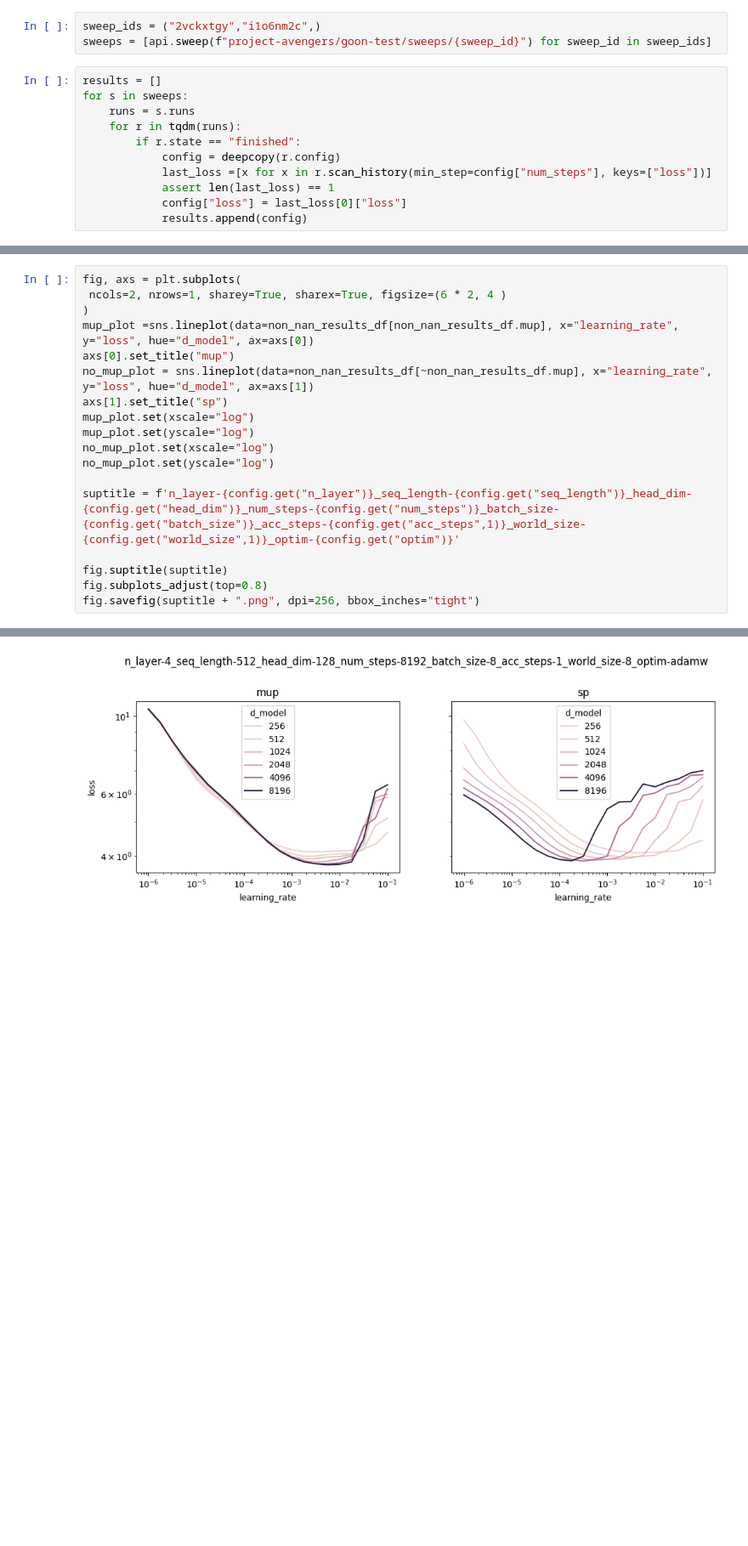
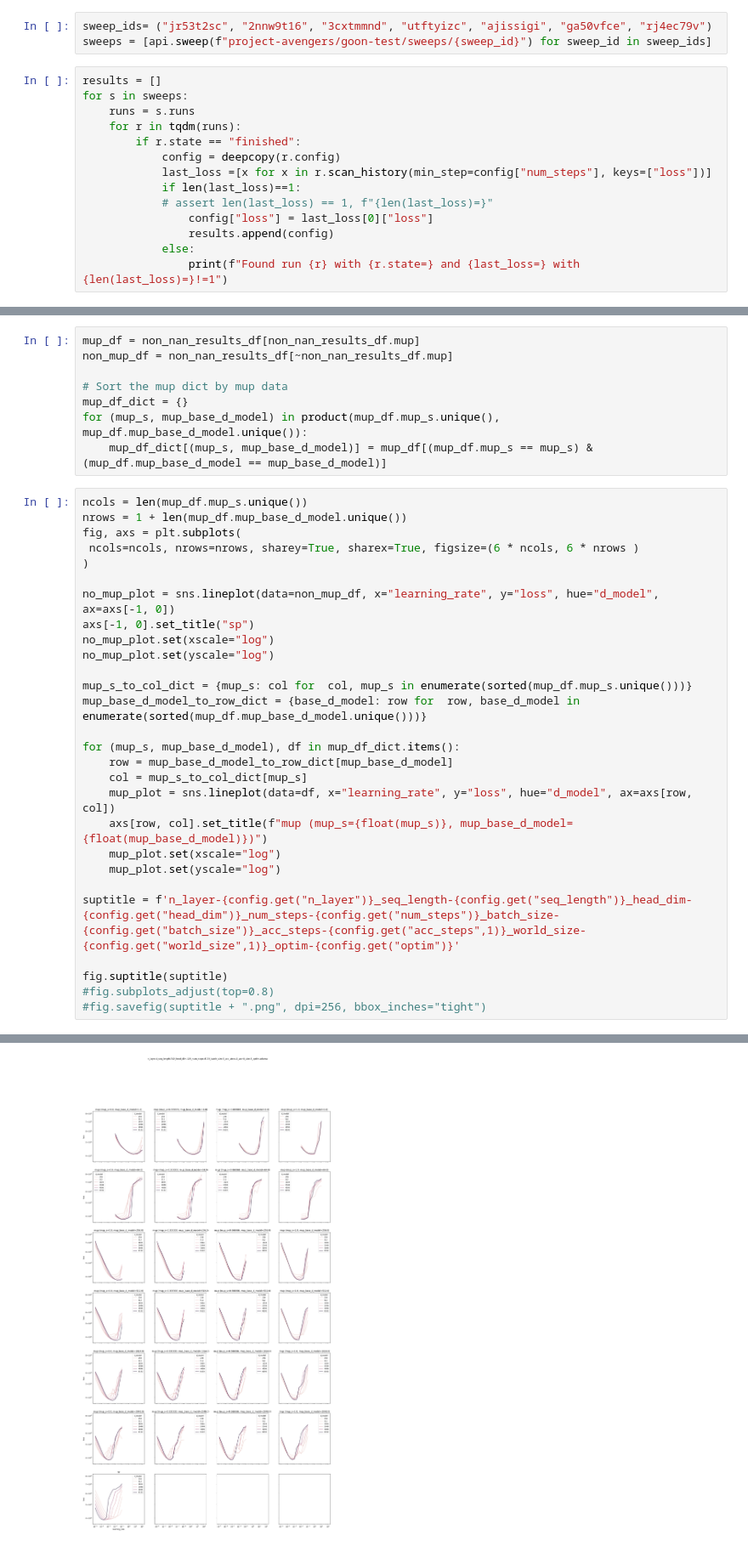
Before and after one commit to garrett361/fms-fsdp, a Jupyter notebook: fms_fsdp/mup/notebooks/sweeps.ipynb, the cells around one changed output, grey strips where cells are left out. Shown at 85% size. Saved outputs shown, nothing was run; the diff lists cells and outputs as text; blank space fills up the shorter version.

```diff
--- a/fms_fsdp/mup/notebooks/sweeps.ipynb
+++ b/fms_fsdp/mup/notebooks/sweeps.ipynb
@@ -10,5 +11,5 @@ api = wandb.Api()
 # %%
-sweep_ids = ("2vckxtgy","i1o6nm2c",)
+sweep_ids= ("jr53t2sc", "2nnw9t16", "3cxtmmnd", "utftyizc", "ajissigi", "ga50vfce", "rj4ec79v")
 sweeps = [api.sweep(f"project-avengers/goon-test/sweeps/{sweep_id}") for sweep_id in sweep_ids]
 # %%
 results = []
@@ -18,6 +19,9 @@ for s in sweeps:
         if r.state == "finished":
             config = deepcopy(r.config)
             last_loss =[x for x in r.scan_history(min_step=config["num_steps"], keys=["loss"])]
-            assert len(last_loss) == 1
-            config["loss"] = last_loss[0]["loss"]
-            results.append(config)
+            if len(last_loss)==1:
+            # assert len(last_loss) == 1, f"{len(last_loss)=}"
+                config["loss"] = last_loss[0]["loss"]
+                results.append(config)
+            else:
+                print(f"Found run {r} with {r.state=} and {last_loss=} with {len(last_loss)=}!=1")
@@ -46,19 +196,37 @@ Removed 0 NaNs
+# %%
+mup_df = non_nan_results_df[non_nan_results_df.mup]
+non_mup_df = non_nan_results_df[~non_nan_results_df.mup]
+
+# Sort the mup dict by mup data
+mup_df_dict = {}
+for (mup_s, mup_base_d_model) in product(mup_df.mup_s.unique(), mup_df.mup_base_d_model.unique()):
+    mup_df_dict[(mup_s, mup_base_d_model)] = mup_df[(mup_df.mup_s == mup_s) & (mup_df.mup_base_d_model == mup_base_d_model)]
 # %%
+ncols = len(mup_df.mup_s.unique())
+nrows = 1 + len(mup_df.mup_base_d_model.unique())
 fig, axs = plt.subplots(
- ncols=2, nrows=1, sharey=True, sharex=True, figsize=(6 * 2, 4 )
+ ncols=ncols, nrows=nrows, sharey=True, sharex=True, figsize=(6 * ncols, 6 * nrows )
 )
-mup_plot =sns.lineplot(data=non_nan_results_df[non_nan_results_df.mup], x="learning_rate", y="loss", hue="d_model", ax=axs[0])
-axs[0].set_title("mup")
-no_mup_plot = sns.lineplot(data=non_nan_results_df[~non_nan_results_df.mup], x="learning_rate", y="loss", hue="d_model", ax=axs[1])
-axs[1].set_title("sp")
-mup_plot.set(xscale="log")
-mup_plot.set(yscale="log")
+
+no_mup_plot = sns.lineplot(data=non_mup_df, x="learning_rate", y="loss", hue="d_model", ax=axs[-1, 0])
+axs[-1, 0].set_title("sp")
 no_mup_plot.set(xscale="log")
 no_mup_plot.set(yscale="log")
+
+mup_s_to_col_dict = {mup_s: col for  col, mup_s in enumerate(sorted(mup_df.mup_s.unique()))}
+mup_base_d_model_to_row_dict = {base_d_model: row for  row, base_d_model in enumerate(sorted(mup_df.mup_base_d_model.unique()))}
+
+for (mup_s, mup_base_d_model), df in mup_df_dict.items():
+    row = mup_base_d_model_to_row_dict[mup_base_d_model]
+    col = mup_s_to_col_dict[mup_s]
+    mup_plot = sns.lineplot(data=df, x="learning_rate", y="loss", hue="d_model", ax=axs[row, col])
+    axs[row, col].set_title(f"mup (mup_s={float(mup_s)}, mup_base_d_model={float(mup_base_d_model)})")
+    mup_plot.set(xscale="log")
+    mup_plot.set(yscale="log")
 
 suptitle = f'n_layer-{config.get("n_layer")}_seq_length-{config.get("seq_length")}_head_dim-{config.get("head_dim")}_num_steps-{config.get("num_steps")}_batch_size-{config.get("batch_size")}_acc_steps-{config.get("acc_steps",1)}_world_size-{config.get("world_size",1)}_optim-{config.get("optim")}'
 
 fig.suptitle(suptitle)
-fig.subplots_adjust(top=0.8)
-fig.savefig(suptitle + ".png", dpi=256, bbox_inches="tight")
+#fig.subplots_adjust(top=0.8)
+#fig.savefig(suptitle + ".png", dpi=256, bbox_inches="tight")
 # %% [output]
@@ -65 +234 @@ fig.savefig(suptitle + ".png", dpi=256, bbox_inches="tight")
-[figure, old version]
+[figure, new version]
```
Also changed, not shown: parts of 9 cells of this notebook, 8 other files.
